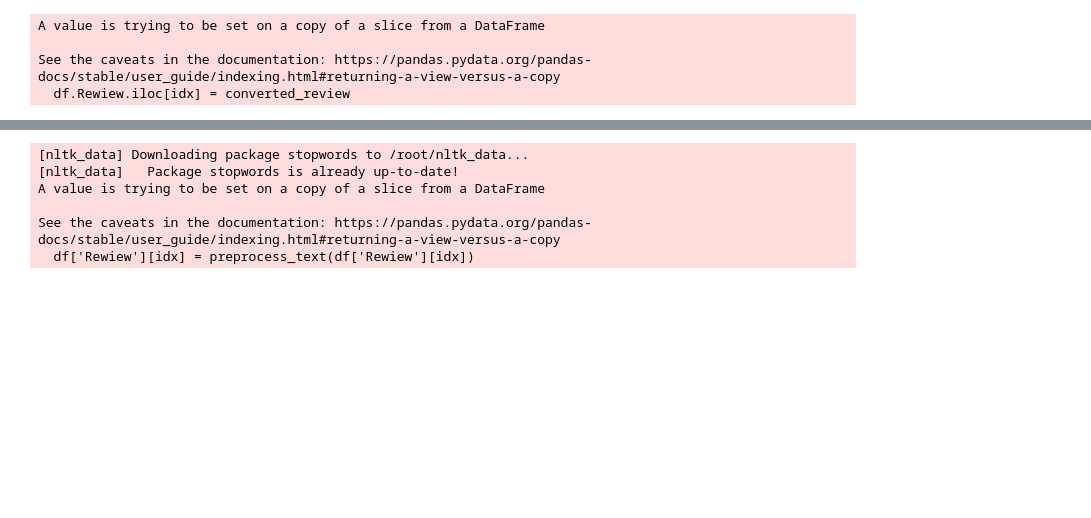
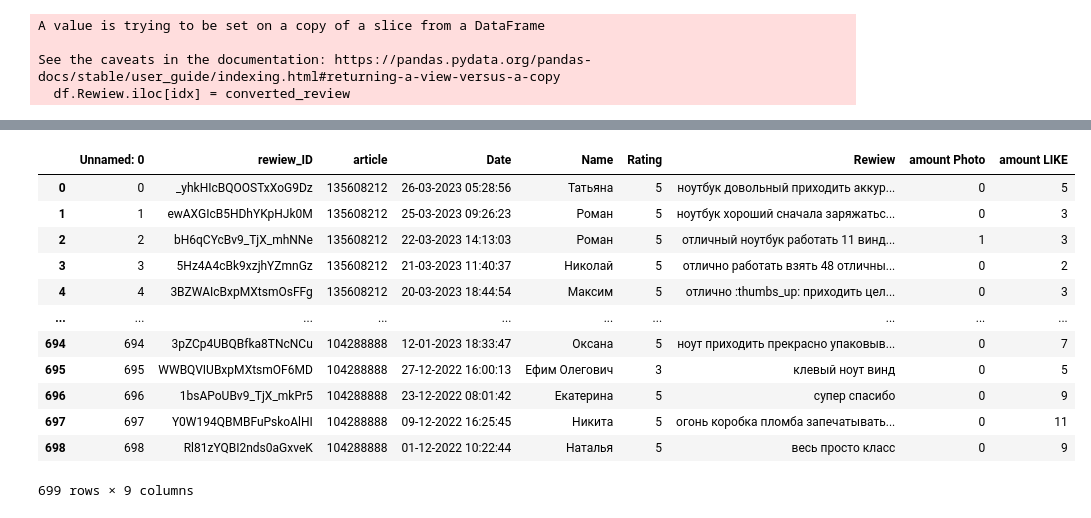
Before and after one commit to ilyx666/REVIEW, a Jupyter notebook: preprocessing.ipynb, the cells around one changed output, grey strips where cells are left out. Saved outputs shown, nothing was run; the diff lists cells and outputs as text; code cells hidden in the pictures; blank space fills up the shorter version.

```diff
--- a/preprocessing.ipynb
+++ b/preprocessing.ipynb
@@ -115,41 +156,16 @@ for i in df.Rewiew:
-# %%
-import re
-import string
-import nltk
-from nltk.corpus import stopwords
-from pymystem3 import Mystem
-
-# загружаем стоп-слова для русского языка
-nltk.download('stopwords')
-stop_words = set(stopwords.words('russian'))
-
-# создаем объект лемматизатора
-m = Mystem()
-
-# функция для предобработки текста
-def preprocess_text(text):
-    # удаляем ссылки и хэштеги
-    text = re.sub(r'http\S+', '', text)
-    text = re.sub(r'#\S+', '', text)
-    # удаляем знаки препинания
-    text = text.translate(str.maketrans('', '', string.punctuation))
-    # приводим к нижнему регистру
-    text = text.lower()
-    # лемматизируем текст
-    lemmas = m.lemmatize(text)
-    # удаляем стоп-слова
-    filtered_lemmas = [lemma for lemma in lemmas if lemma.strip() and lemma not in stop_words]
-    # объединяем леммы в строку
-    filtered_text = ' '.join(filtered_lemmas)
-    return filtered_text
-
-# применяем функцию к каждому элементу столбца Rewiew
-for idx in range(len(df['Rewiew'])):
-    df['Rewiew'][idx] = preprocess_text(df['Rewiew'][idx])
-# %% [output]
-[nltk_data] Downloading package stopwords to /root/nltk_data...
-[nltk_data]   Package stopwords is already up-to-date!
-A value is trying to be set on a copy of a slice from a DataFrame
-
-See the caveats in the documentation: https://pandas.pydata.org/pandas-docs/stable/user_guide/indexing.html#returning-a-view-versus-a-copy
-  df['Rewiew'][idx] = preprocess_text(df['Rewiew'][idx])
+# %%
+df
+# %% [output]
+|  | Unnamed: 0 | rewiew_ID | article | Date | Name | Rating | Rewiew | amount Photo | amount LIKE |
+| 0 | 0 | _yhkHIcBQOOSTxXoG9Dz | 135608212 | 26-03-2023 05:28:56 | Татьяна | 5 | ноутбук довольный приходить аккур... | 0 | 5 |
+| 1 | 1 | ewAXGIcB5HDhYKpHJk0M | 135608212 | 25-03-2023 09:26:23 | Роман | 5 | ноутбук хороший сначала заряжатьс... | 0 | 3 |
+| 2 | 2 | bH6qCYcBv9_TjX_mhNNe | 135608212 | 22-03-2023 14:13:03 | Роман | 5 | отличный ноутбук работать 11 винд... | 1 | 3 |
+| 3 | 3 | 5Hz4A4cBk9xzjhYZmnGz | 135608212 | 21-03-2023 11:40:37 | Николай | 5 | отлично работать взять 48 отличны... | 0 | 2 |
+| 4 | 4 | 3BZWAIcBxpMXtsmOsFFg | 135608212 | 20-03-2023 18:44:54 | Максим | 5 | отлично :thumbs_up: приходить цел... | 0 | 3 |
+| ... | ... | ... | ... | ... | ... | ... | ... | ... | ... |
+| 694 | 694 | 3pZCp4UBQBfka8TNcNCu | 104288888 | 12-01-2023 18:33:47 | Оксана | 5 | ноут приходить прекрасно упаковыв... | 0 | 7 |
+| 695 | 695 | WWBQVIUBxpMXtsmOF6MD | 104288888 | 27-12-2022 16:00:13 | Ефим Олегович | 3 | клевый ноут винд | 0 | 5 |
+| 696 | 696 | 1bsAPoUBv9_TjX_mkPr5 | 104288888 | 23-12-2022 08:01:42 | Екатерина | 5 | супер спасибо | 0 | 9 |
+| 697 | 697 | Y0W194QBMBFuPskoAlHI | 104288888 | 09-12-2022 16:25:45 | Никита | 5 | огонь коробка пломба запечатывать... | 0 | 11 |
+| 698 | 698 | Rl81zYQBI2nds0aGxveK | 104288888 | 01-12-2022 10:22:44 | Наталья | 5 | весь просто класс | 0 | 9 |
+699 rows × 9 columns
```
Also changed, not shown: parts of 4 cells of this notebook.
